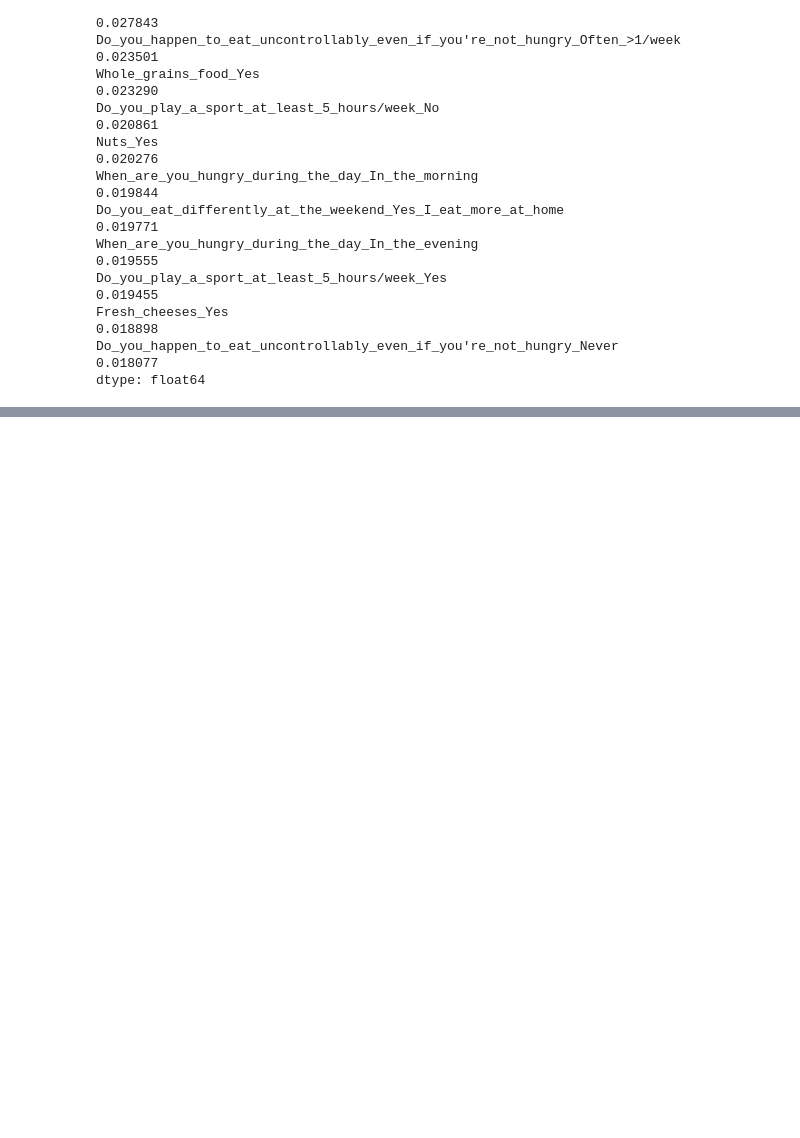
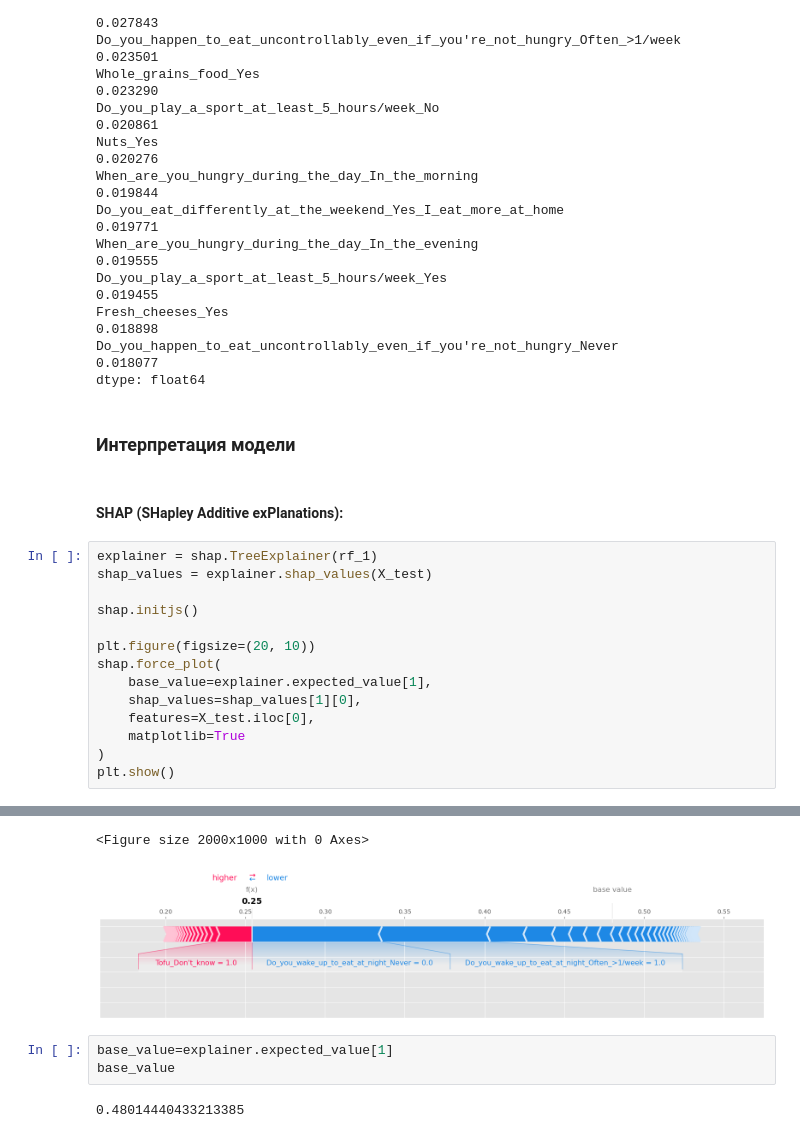
Before and after one commit to katerinavelichko/eating-habits-tracker, a Jupyter notebook: notebooks/sleep_models.ipynb, the cells around one changed output, grey strips where cells are left out. Drawn from its saved outputs; the diff is of its cells as text; blank space fills up the shorter version.

```diff
--- a/notebooks/sleep_models.ipynb
+++ b/notebooks/sleep_models.ipynb
@@ -475,3 +524,22 @@ Do_you_play_a_sport_at_least_5_hours/week_Yes                                  0
 Fresh_cheeses_Yes                                                              0.018898
 Do_you_happen_to_eat_uncontrollably_even_if_you're_not_hungry_Never            0.018077
 dtype: float64
+# %% [markdown]
+### Интерпретация модели
+# %% [markdown]
+#### SHAP (SHapley Additive exPlanations):
+# %%
+explainer = shap.TreeExplainer(rf_1)
+shap_values = explainer.shap_values(X_test)
+
+shap.initjs()
+
+plt.figure(figsize=(20, 10))
+shap.force_plot(
+    base_value=explainer.expected_value[1],
+    shap_values=shap_values[1][0],
+    features=X_test.iloc[0],
+    matplotlib=True
+)
+plt.show()
+# %% [output]
@@ -477,0 +547,7 @@ dtype: float64
+<Figure size 2000x1000 with 0 Axes>
+[figure, added]
+# %%
+base_value=explainer.expected_value[1]
+base_value
+# %% [output]
+0.48014440433213385
```
Also changed, not shown: parts of 8 cells of this notebook.
